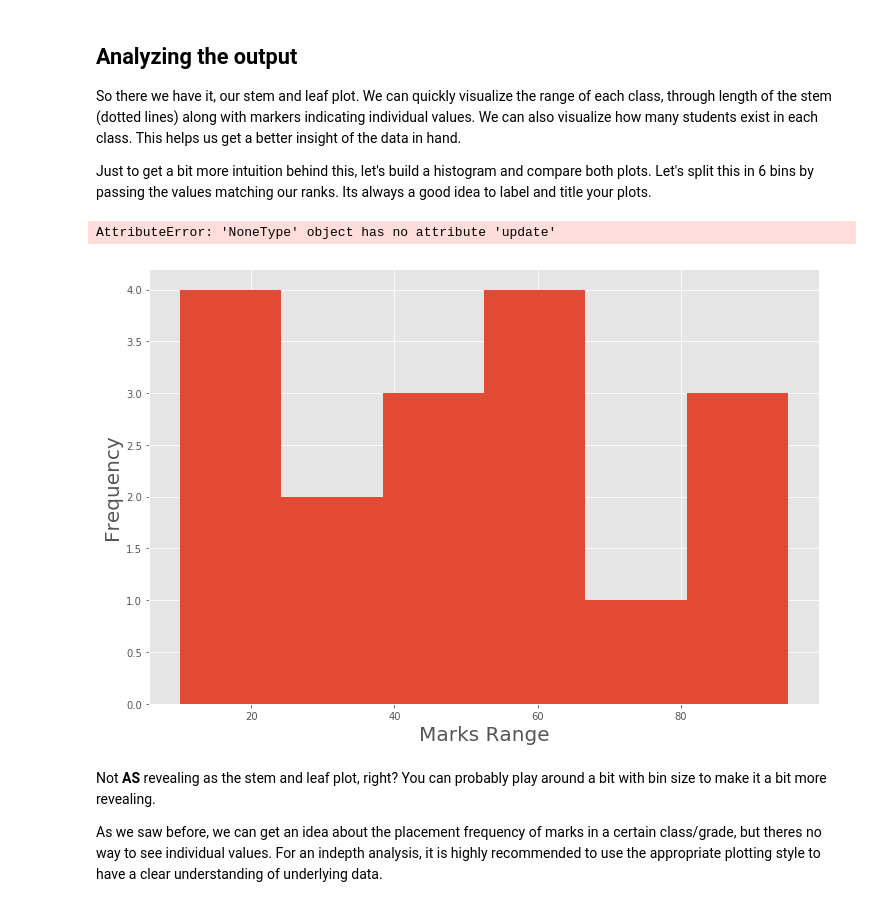
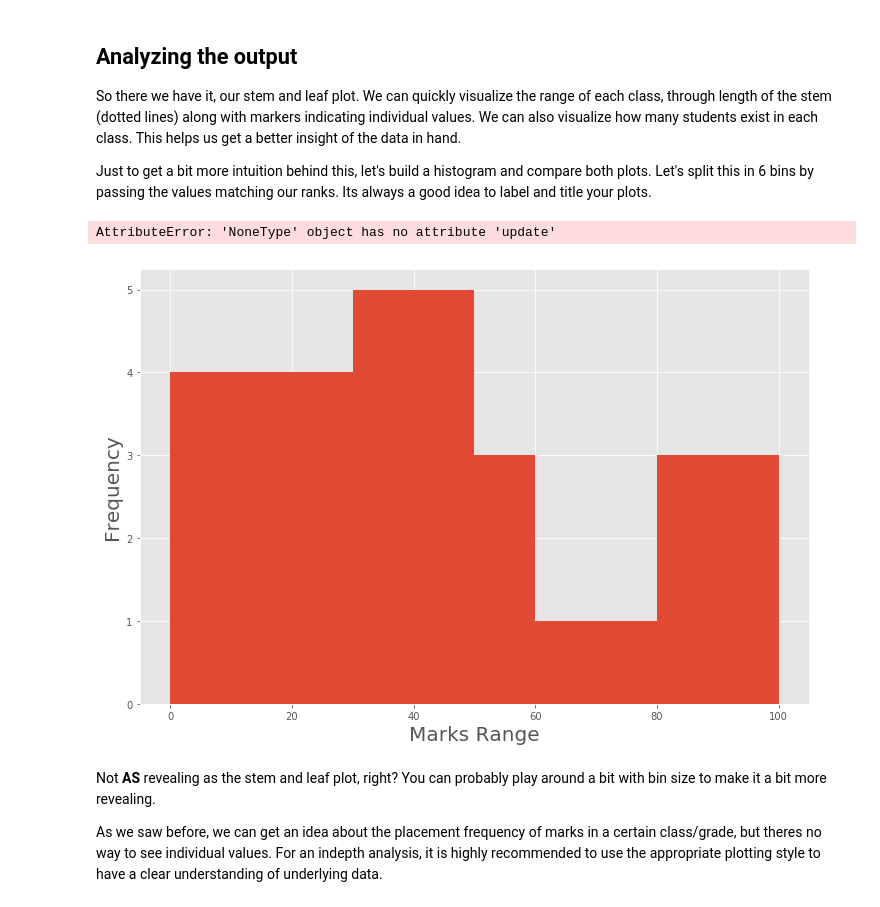
Before and after one commit to lewi0332/dsc-0-09-05-statistical-distribution-stemleaf-plot-lab-nyc-ds-career-012819, a Jupyter notebook: index.ipynb, the cells around one changed output. Cells and saved outputs as stored; diff of their text form; code cells hidden in the pictures.

```diff
--- a/index.ipynb
+++ b/index.ipynb
@@ -133,17 +133,17 @@ Just to get a bit more intuition behind this, let's build a histogram and compar
 # %%
 
 ticks=['a','b','c','d,','e','f','g']
 #plt.hist(marks, bins=(0,30,50,60,70,80,100), label=xticks, histtype='bar', align='mid', orientation='vertical')
 
 plt.figure(figsize=(12,8))
-plt.hist(marks, bins=6);
+plt.hist(marks, bins=(0,30,50,60,70,80,100));
 plt.ylabel('Frequency', fontsize = 20)
 plt.xlabel('Marks Range', fontsize = 20)
 plt.xticks(ticks,fontsize = 20)
 plt.title('Students Marks')
 # %% [output]
 AttributeError: 'NoneType' object has no attribute 'update'
-[figure, old version]
+[figure, new version]
 # %% [markdown]
 Not **AS** revealing as the stem and leaf plot, right? You can probably play around a bit with bin size to make it a bit more revealing.
 
```
